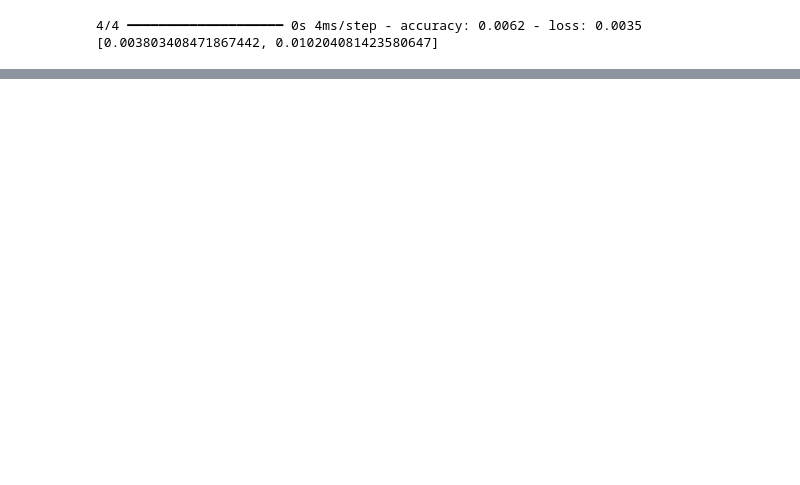
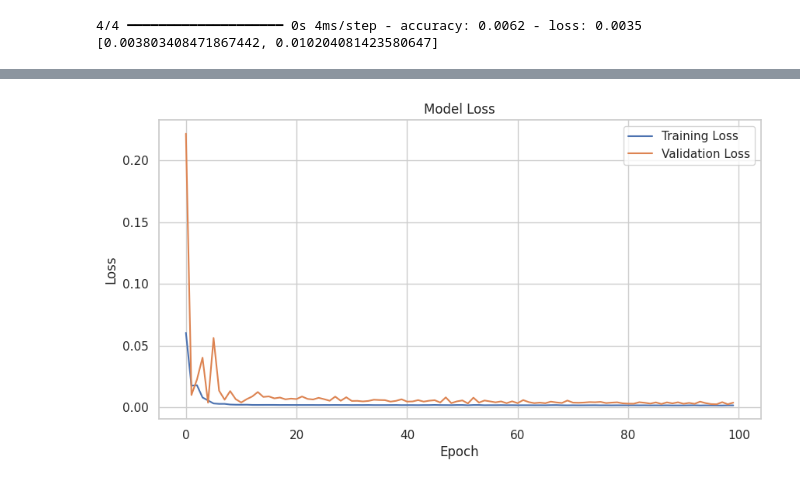
Before and after one commit to ghazalna/Stock-Price-Prediction-using-LSTM, a Jupyter notebook: Stock_Price_Prediction_using_LSTM.ipynb, the cells around one changed output, grey strips where cells are left out. Drawn from its saved outputs; the diff is of its cells as text; code cells hidden in the pictures; blank space fills up the shorter version.

```diff
--- a/Stock_Price_Prediction_using_LSTM.ipynb
+++ b/Stock_Price_Prediction_using_LSTM.ipynb
@@ -210,3 +230,33 @@ print(evaluate)
 # %% [output]
 4/4 ━━━━━━━━━━━━━━━━━━━━ 0s 4ms/step - accuracy: 0.0062 - loss: 0.0035
 [0.003803408471867442, 0.010204081423580647]
+# %%
+import seaborn as sns
+
+
+# Sample data for actual and predicted prices
+dates = ['07/22/2024', '07/26/2024', '07/30/2024']  # Provided dates
+actual_prices = [486.58, 464.20, 467.00]
+predicted_prices = [484.39, 474.22, 461.07]
+
+# Convert dates to datetime format for better plotting
+dates = pd.to_datetime(dates)
+
+# Set the style for better visualization
+sns.set(style="whitegrid")
+
+# Plot Actual vs. Predicted Prices
+plt.figure(figsize=(10, 5))
+plt.plot(dates, actual_prices, label='Actual Prices', color='blue', marker='o', linewidth=2)
+plt.plot(dates, predicted_prices, label='Predicted Prices', color='red', linestyle='--', marker='x', linewidth=2)
+
+# Add titles and labels
+plt.title('Actual vs Predicted Stock Prices', fontsize=16)
+plt.xlabel('Date', fontsize=14)
+plt.ylabel('Stock Price (USD)', fontsize=14)
+plt.xticks(rotation=45)
+plt.legend(fontsize=12)
+plt.tight_layout()
+
+# Display the plot
+plt.show()
@@ -212,0 +265,13 @@ print(evaluate)
+# %%
+
+# Plot training & validation loss values
+plt.figure(figsize=(10, 5))
+plt.plot(history.history['loss'], label='Training Loss')
+plt.plot(history.history['val_loss'], label='Validation Loss')
+plt.title('Model Loss')
+plt.xlabel('Epoch')
+plt.ylabel('Loss')
+plt.legend(loc='upper right')
+plt.show()
+# %% [output]
+[figure, added]
```
Also changed, not shown: parts of 5 cells of this notebook.
